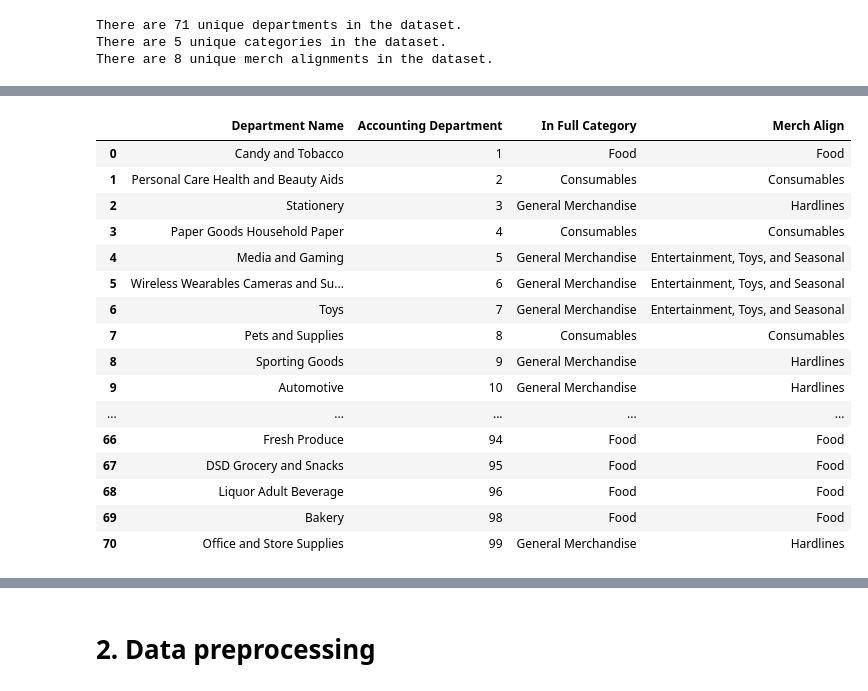
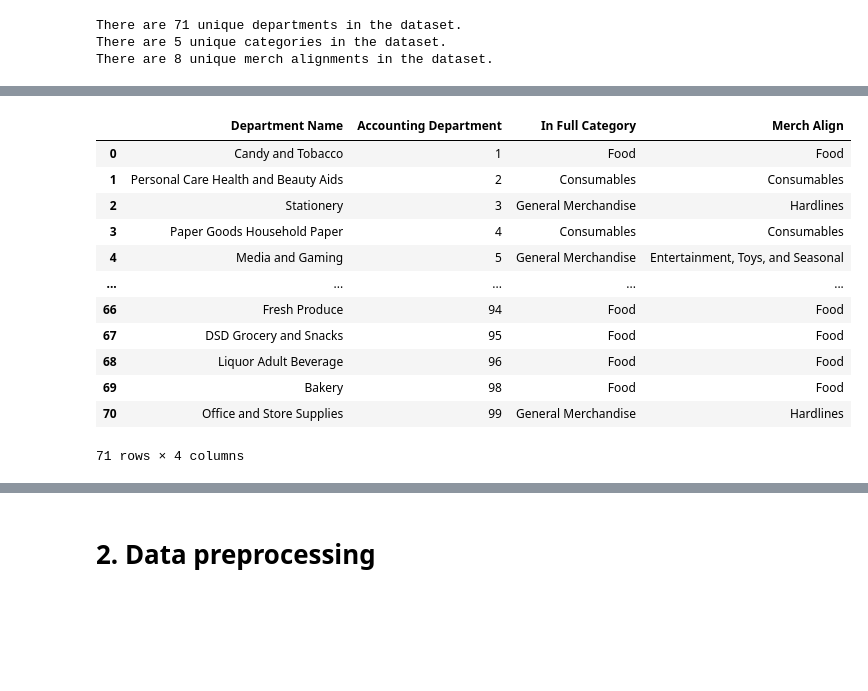
Before and after one commit to Dr-Spicy/WalmartForecast, a Jupyter notebook: Notebook.ipynb, the cells around one changed output, grey strips where cells are left out. Cells and saved outputs as stored; diff of their text form; code cells hidden in the pictures; blank space fills up the shorter version.

```diff
--- a/Notebook.ipynb
+++ b/Notebook.ipynb
@@ -295,23 +290,19 @@ walmart_dept.groupby(['In Full Category','Merch Align'])[['Accounting Department
 # %%
 # drop the duplicates in the walmart_dept table
-pd.options.display.max_rows = 75
+pd.options.display.max_rows = 25
 walmart_dept = walmart_dept.drop_duplicates().reset_index(drop=True)
 walmart_dept.sort_values(by='Accounting Department').reset_index(drop=True)
 # %% [output]
 |  | Department Name | Accounting Department | In Full Category | Merch Align |
 | 0 | Candy and Tobacco | 1 | Food | Food |
 | 1 | Personal Care Health and Beauty Aids | 2 | Consumables | Consumables |
 | 2 | Stationery | 3 | General Merchandise | Hardlines |
 | 3 | Paper Goods Household Paper | 4 | Consumables | Consumables |
 | 4 | Media and Gaming | 5 | General Merchandise | Entertainment, Toys, and Seasonal |
-| 5 | Wireless Wearables Cameras and Su... | 6 | General Merchandise | Entertainment, Toys, and Seasonal |
-| 6 | Toys | 7 | General Merchandise | Entertainment, Toys, and Seasonal |
-| 7 | Pets and Supplies | 8 | Consumables | Consumables |
-| 8 | Sporting Goods | 9 | General Merchandise | Hardlines |
-| 9 | Automotive | 10 | General Merchandise | Hardlines |
 | ... | ... | ... | ... | ... |
 | 66 | Fresh Produce | 94 | Food | Food |
 | 67 | DSD Grocery and Snacks | 95 | Food | Food |
 | 68 | Liquor Adult Beverage | 96 | Food | Food |
 | 69 | Bakery | 98 | Food | Food |
 | 70 | Office and Store Supplies | 99 | General Merchandise | Hardlines |
+71 rows × 4 columns
```
Also changed, not shown: parts of 11 cells of this notebook.
